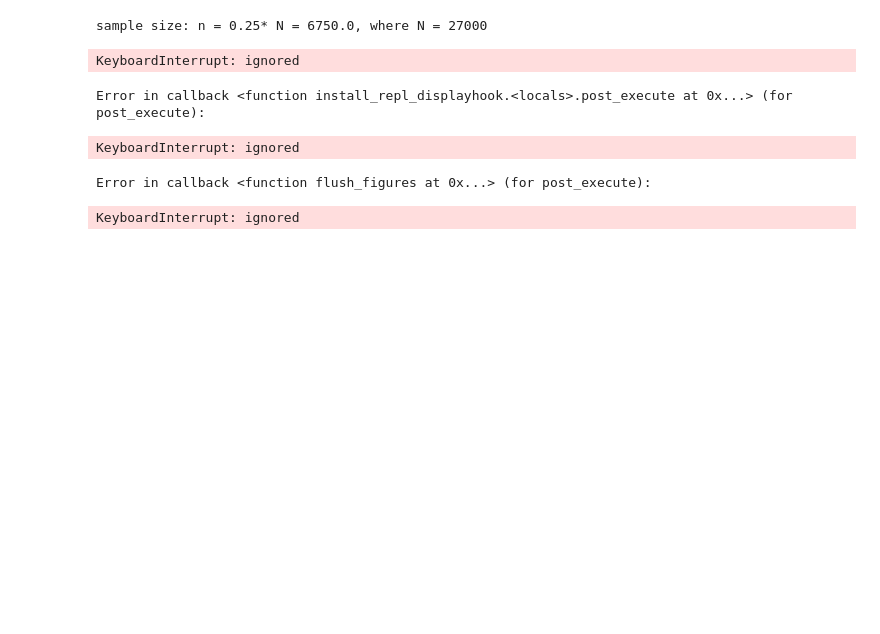
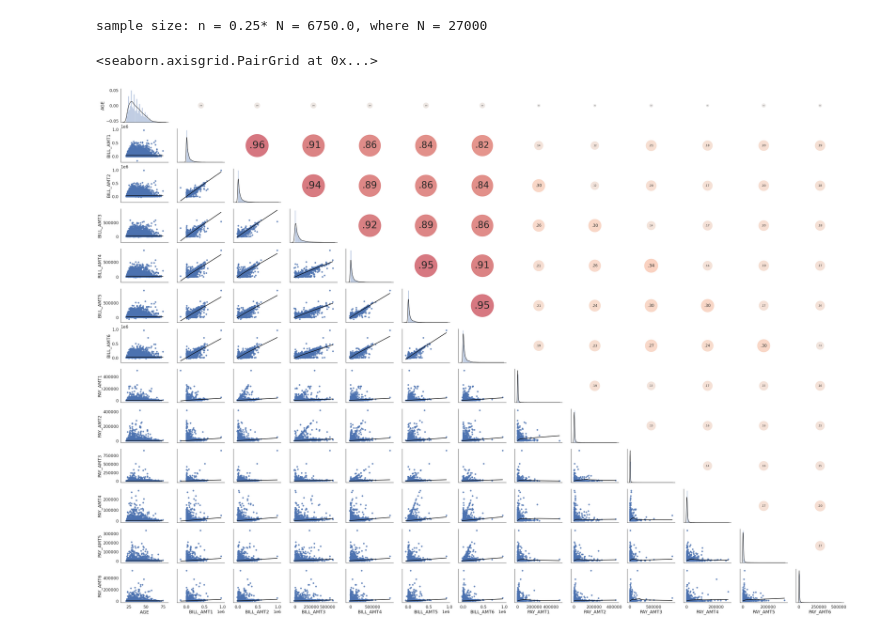
Before and after one commit to rgozun/CreditDefault_Prediction, a Jupyter notebook: UCI_Credit_Default_Prediction_Testing.ipynb, the cells around one changed output. Drawn from its saved outputs; the diff is of its cells as text; code cells hidden in the pictures; blank space fills up the shorter version.

```diff
--- a/UCI_Credit_Default_Prediction_Testing.ipynb
+++ b/UCI_Credit_Default_Prediction_Testing.ipynb
@@ -110,27 +110,23 @@ sample size: n = 0.25* N = 6750.0, where N = 27000
 # %%
 def corrdot(*args, **kwargs):
     corr_r = args[0].corr(args[1], 'pearson')
     corr_text = f"{corr_r:2.2f}".replace("0.", ".")
     ax = plt.gca()
     ax.set_axis_off()
     marker_size = abs(corr_r) * 10000
     ax.scatter([.5], [.5], marker_size, [corr_r], alpha=0.6, cmap="coolwarm",
                vmin=-1, vmax=1, transform=ax.transAxes)
     font_size = abs(corr_r) * 40 + 5
     ax.annotate(corr_text, [.5, .5,],  xycoords="axes fraction",
                 ha='center', va='center', fontsize=font_size)
 
 sns.set(style='white', font_scale=1.6)
-# iris = sns.load_dataset('iris')
-g = sns.PairGrid(X_train, aspect=1.4, diag_sharey=False)
+g = sns.PairGrid(X_train_s, aspect=1.4, diag_sharey=False)
 g.map_lower(sns.regplot, lowess=True, ci=False, line_kws={'color': 'black'})
 g.map_diag(sns.distplot, kde_kws={'color': 'black'})
 g.map_upper(corrdot)
 # %% [output]
-KeyboardInterrupt: ignored
+<seaborn.axisgrid.PairGrid at 0x...>
-Error in callback <function install_repl_displayhook.<locals>.post_execute at 0x...> (for post_execute):
-KeyboardInterrupt: ignored
-Error in callback <function flush_figures at 0x...> (for post_execute):
-KeyboardInterrupt: ignored
+[figure, added]
 # %%
 kmeans = KMeans(n_clusters=5, random_state=0).fit(X)
```
